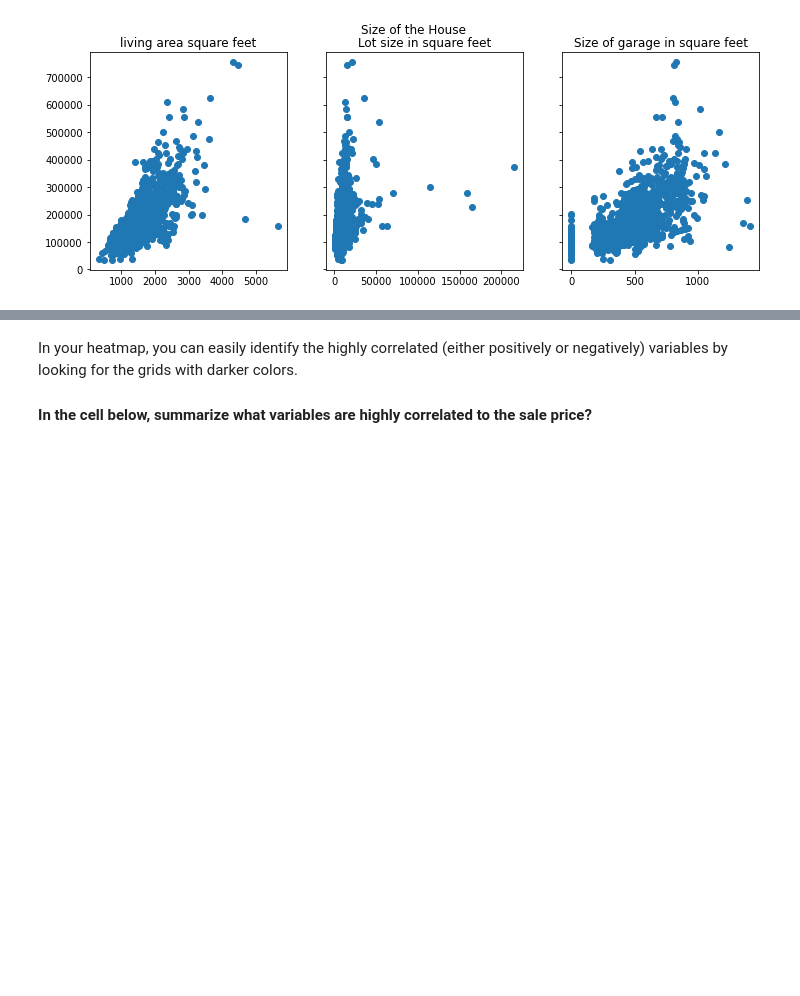
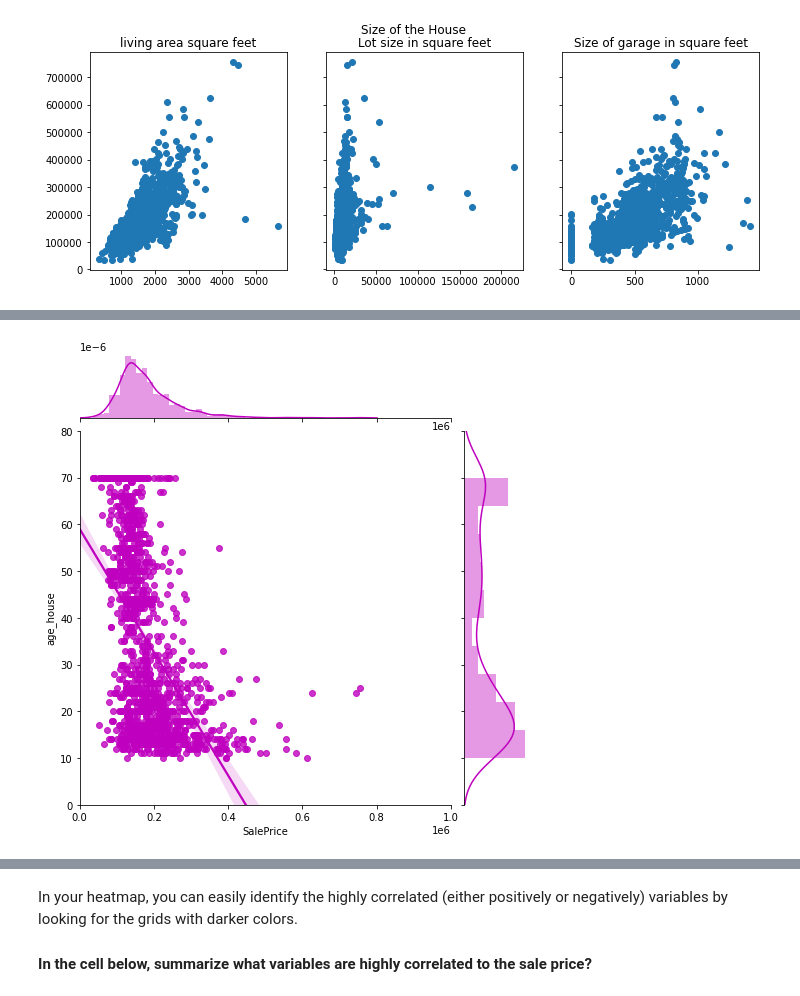
Before and after one commit to yuvtorres/datamad0320, a Jupyter notebook: module-2/lab-storytelling-data-visualization/your-code/main.ipynb, the cells around one changed output, grey strips where cells are left out. Cells and saved outputs as stored; diff of their text form; code cells hidden in the pictures; blank space fills up the shorter version.

```diff
--- a/module-2/lab-storytelling-data-visualization/your-code/main.ipynb
+++ b/module-2/lab-storytelling-data-visualization/your-code/main.ipynb
@@ -211,0 +206,6 @@ sns.catplot(x="total_full_bath", y="SalePrice", kind="box", data=df);
+# %%
+# Define a varible that can groupe others
+df['total_full_bath']=df[['FullBath', 'BsmtFullBath']].sum(axis=1)
+
+# here is clear that with more baths the price tend to grow
+sns.catplot(x="total_full_bath", y="SalePrice", kind="box", data=df);
@@ -212,3 +214,18 @@ sns.catplot(x="total_full_bath", y="SalePrice", kind="box", data=df);
+# %%
+# Finally the variable of age is defined as the differences between
+# 2020 and the maximum between the year of Nuild and remodelation
+
+# also is clear the inverse relation between the age and the Sale Price
+
+df['age_house']=df[['YearBuilt','YearRemodAdd']].max(axis=1)
+df['age_house']=df['age_house'].apply(lambda x: 2020 - x )
+sns.jointplot("SalePrice", "age_house", data=df,
+                  kind="reg", truncate=False,
+                  xlim=(0, 1e6), ylim=(0, 80),
+                  color="m", height=7)
+fig.show()
+# %% [output]
+[figure, added]
 # %%
 # your code here
 # add cells as needed
```
Also changed, not shown: parts of 21 cells of this notebook.
